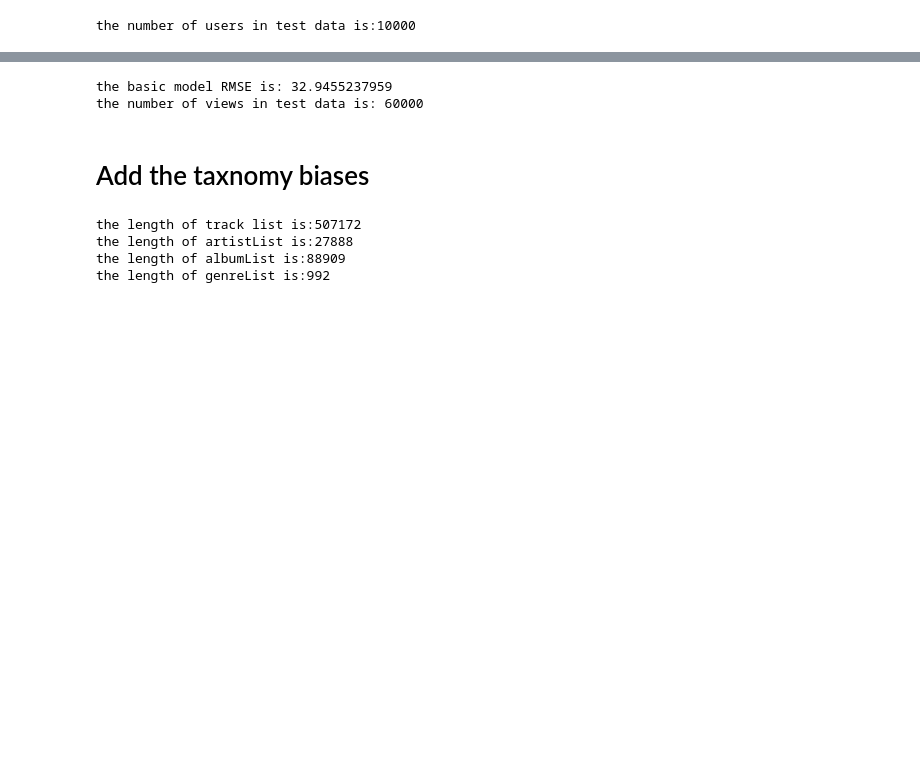
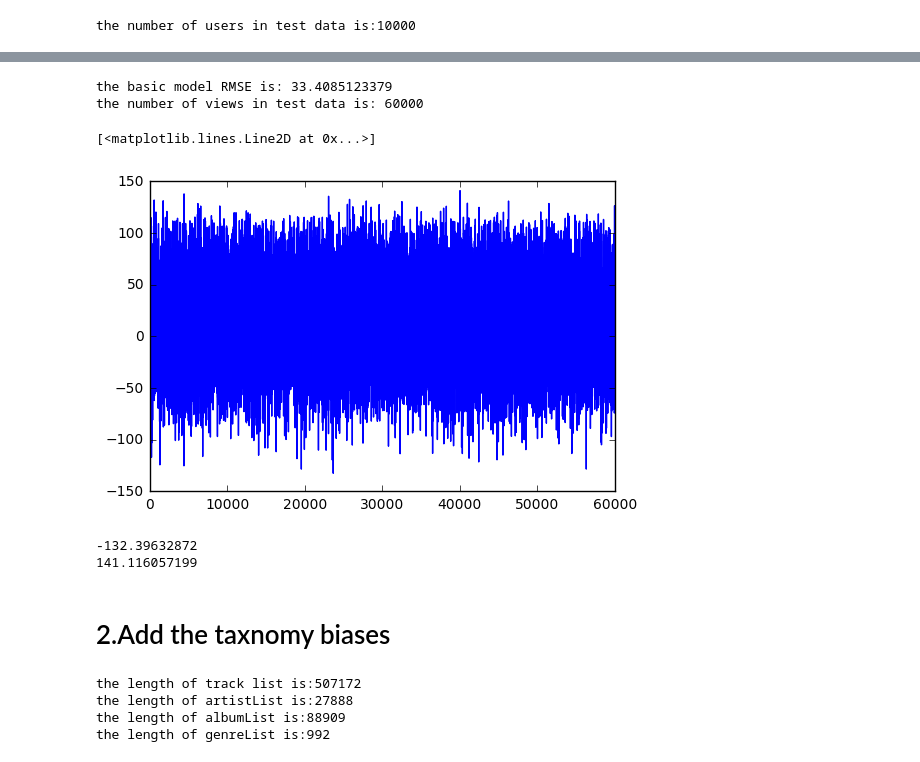
Before and after one commit to moli73/Music-Recommender, a Jupyter notebook: biasModelCode.ipynb, the cells around one changed output, grey strips where cells are left out. Saved outputs shown, nothing was run; the diff lists cells and outputs as text; code cells hidden in the pictures; blank space fills up the shorter version.

```diff
--- a/biasModelCode.ipynb
+++ b/biasModelCode.ipynb
@@ -95,6 +95,7 @@ for itemID in trainReviews:
     itemBiases[itemID] = itemBias(itemID, aveRate)
 # %%
 #check basic model RMSE
+errors = []
 count = 0
 squareSum = 0
 for review in testDatas:
@@ -105,18 +106,35 @@ for review in testDatas:
         count += 1
         if itemID in itemBiases:
             squareSum += (aveRate + userBiases[userID] + itemBiases[itemID] - realRating) ** 2
+            errors.append(aveRate + userBiases[userID] + itemBiases[itemID] - realRating)
         #if the current item does not exist in train data, the bias is zero
         else:
             squareSum += (aveRate + userBiases[userID] + 0 - realRating) ** 2
+            errors.append(aveRate + userBiases[userID] + 0 - realRating)
 
 RMSE = sqrt(squareSum / float(count))
 print('the basic model RMSE is: ' + str(RMSE))
 print('the number of views in test data is: ' + str(count))
 # %% [output]
-the basic model RMSE is: 32.9455237959
+the basic model RMSE is: 33.4085123379
 the number of views in test data is: 60000
+# %%
+%matplotlib inline
+import matplotlib.pyplot as plt
+x = range(len(errors))
+y = errors
+plt.plot(x, y)
+# %% [output]
+[<matplotlib.lines.Line2D at 0x...>]
+[figure, added]
+# %%
+print min(errors)
+print max(errors)
+# %% [output]
+-132.39632872
+141.116057199
 # %% [markdown]
-Add the taxnomy biases
+2.Add the taxnomy biases
 =====
 # %%
 #===============================================taxonomy method
```
Also changed, not shown: parts of 32 cells of this notebook.
